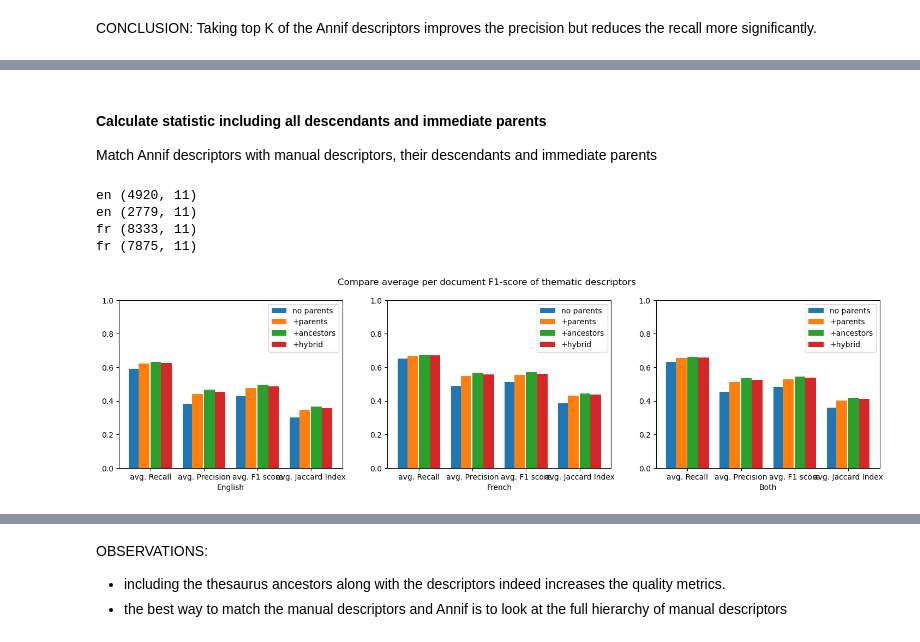
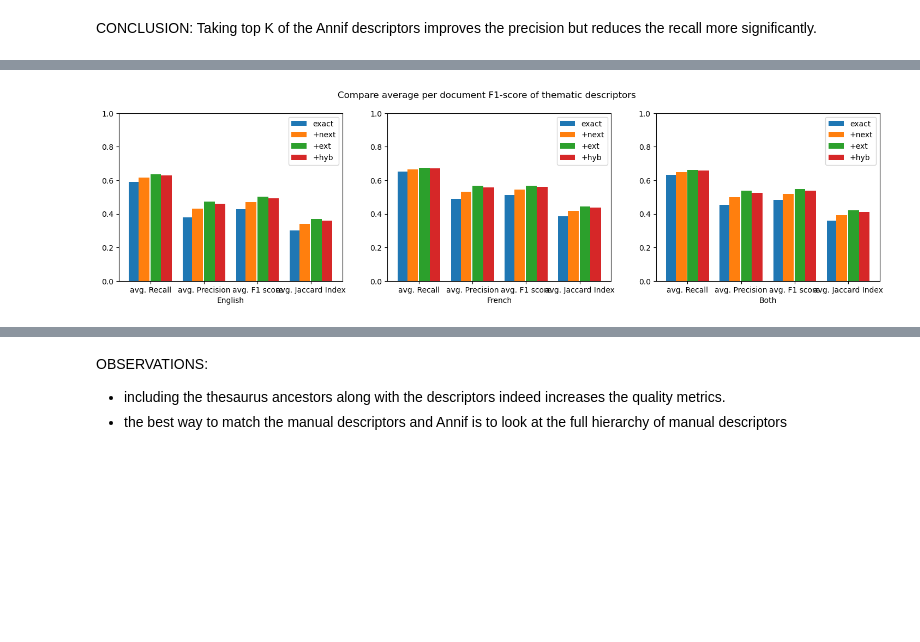
Before and after one commit to issa-project/issa-pipeline, a Jupyter notebook: notebooks/issa-descriptor-analysis.ipynb, the cells around one changed output, grey strips where cells are left out. Cells and saved outputs as stored; diff of their text form; code cells hidden in the pictures; blank space fills up the shorter version.

```diff
--- a/notebooks/issa-descriptor-analysis.ipynb
+++ b/notebooks/issa-descriptor-analysis.ipynb
@@ -282,10 +376,10 @@ def query_metrics(language, articles=True,
     return df
 # %%
 topK = 15
-df_metrics_art = {}
+df_metrics_articles = {}
 
 for lang in ['en','fr']:
-    df_metrics_articles[lang] = query_metrics(lang)
+    df_metrics_articles[lang] = query_metrics(lang,  ancestors_depth=0, descendants_depth=0)
 
 df_metrics_articles['both'] = pd.concat(df_metrics_articles.values() )
 # %% [output]
@@ -555,0 +704,17 @@ Match Annif descriptors with manual descriptors including matching between their
+# %%
+topK = 15
+ancestors_depth= 10
+descendants_depth=10
+
+df_metrics_ext = {}
+
+for lang in ['en' , 'fr']:
+    df_metrics_ext[lang] = pd.concat([query_metrics(lang, ancestors_depth=10, descendants_depth=10),
+                                                 query_metrics(lang, ancestors_depth=10, descendants_depth=10, articles=False)])
+
+df_metrics_ext['both'] = pd.concat(df_metrics_ext.values() )
+
+df_summary_ext = summary_dataframe(df_metrics_ext, col_suffix=' (+ext)')
+
+#pd.options.display.float_format = '{:,.2f}'.format
+#df_summary_with_ancestors.head()
@@ -556,18 +738,18 @@ Match Annif descriptors with manual descriptors including matching between their
 # %%
 topK = 15
 ancestors_depth= 1
-descendants_depth=1
+descendants_depth=10
 
-df_metrics_with_parents = {}
+df_metrics_hyb = {}
 
-for lang in ['en', 'fr']:
-    df_metrics_with_parents[lang] = pd.concat([query_metrics(lang, ancestors_depth=1, descendants_depth=1),
-                                               query_metrics(lang, ancestors_depth=1, descendants_depth=1, articles=False)])
+for lang in ['en' , 'fr']:
+    df_metrics_hyb[lang] = pd.concat([query_metrics(lang, ancestors_depth=1, descendants_depth=10),
+                                                               query_metrics(lang, ancestors_depth=1, descendants_depth=10, articles=False)])
 
-df_metrics_with_parents['both'] = pd.concat(df_metrics_with_parents.values() )
+df_metrics_hyb['both'] = pd.concat(df_metrics_hyb.values() )
 
-df_summary_with_parents = summary_dataframe(df_metrics_with_parents, col_suffix=' (+parent)')
+df_summary_hyb = summary_dataframe(df_metrics_hyb, col_suffix=' (+hyb)')
 
 #pd.options.display.float_format = '{:,.2f}'.format
-#df_summary_with_parents.head()
+#df_summary_with_ancestors.head()
 # %% [output]
@@ -603,62 +760,37 @@ fr (7875, 11)
-# %% [markdown]
-#### Calculate statistic including all descendants and immediate parents
-Match Annif descriptors with manual descriptors, their descendants and immediate parents
-# %%
-topK = 15
-ancestors_depth= 1
-descendants_depth=10
-
-df_metrics_with_descendants_and_parents = {}
-
-for lang in ['en' , 'fr']:
-    df_metrics_with_descendants_and_parents[lang] = pd.concat([query_metrics(lang, ancestors_depth=1, descendants_depth=10),
-                                                               query_metrics(lang, ancestors_depth=1, descendants_depth=10, articles=False)])
-
-df_metrics_with_descendants_and_parents['both'] = pd.concat(df_metrics_with_descendants_and_parents.values() )
-
-df_summary_with_descendants_and_parents = summary_dataframe(df_metrics_with_descendants_and_parents, col_suffix=' (+hybrid)')
-
-#pd.options.display.float_format = '{:,.2f}'.format
-#df_summary_with_ancestors.head()
-# %% [output]
-en (4920, 11)
-en (2779, 11)
-fr (8333, 11)
-fr (7875, 11)
 # %%
 fig = plt.figure(figsize=(18, 4))
 fig.suptitle('Compare average per document F1-score of thematic descriptors')
 
 def addlabels(x,y):
     for i in range(len(x)):
         plt.text(i,y[i]+0.2,y[i])
 
 def _compare_metrics_parents(i , row_num):
     metrics_labels = ['avg. Recall', 'avg. Precision', 'avg. F1 score', 'avg. Jaccard Index']
 
     x = np.arange(len(metrics_labels))  # the label locations
     width = 0.20  # the width of the bars
 
     plt.subplot(1 , 3, i+1)
 
-    plt.bar(x - width/2*3, df_summary.iloc[row_num,1:], width=width, label='no parents')
-    plt.bar(x - width/5*3,   df_summary_with_parents.iloc[row_num,1:], width=width, label='+parents')
-    plt.bar(x + width/2,   df_summary_with_ancestors.iloc[row_num,1:], width=width, label='+ancestors')
-    plt.bar(x + width/2*3,   df_summary_with_descendants_and_parents.iloc[row_num,1:], width=width, label='+hybrid')
+    plt.bar(x - width/2*3, df_summary.iloc[row_num,1:], width=width, label='exact')
+    plt.bar(x - width/5*3,   df_summary_next.iloc[row_num,1:], width=width, label='+next')
+    plt.bar(x + width/2,   df_summary_ext.iloc[row_num,1:], width=width, label='+ext')
+    plt.bar(x + width/2*3,   df_summary_hyb.iloc[row_num,1:], width=width, label='+hyb')
     plt.xticks(x, metrics_labels)
     plt.xlabel (['English', 'French', 'Both'][i])
     plt.ylim(0, 1)
     plt.legend(loc='upper right')
 
     #addlabels(x - width/2*3,   df_summary_with_descendants_and_parents.iloc[row_num,1:] )
 
 _compare_metrics_parents(0, 0)
 _compare_metrics_parents(1, 1)
 _compare_metrics_parents(2, 2)
 
 plt.show()
 # %% [output]
-[figure, old version]
+[figure, new version]
 # %%
 #    [{'selector': 'thead',
 #      'props': [('background-color', 'lightblue') ]}]
```
Also changed, not shown: parts of 45 cells of this notebook.
